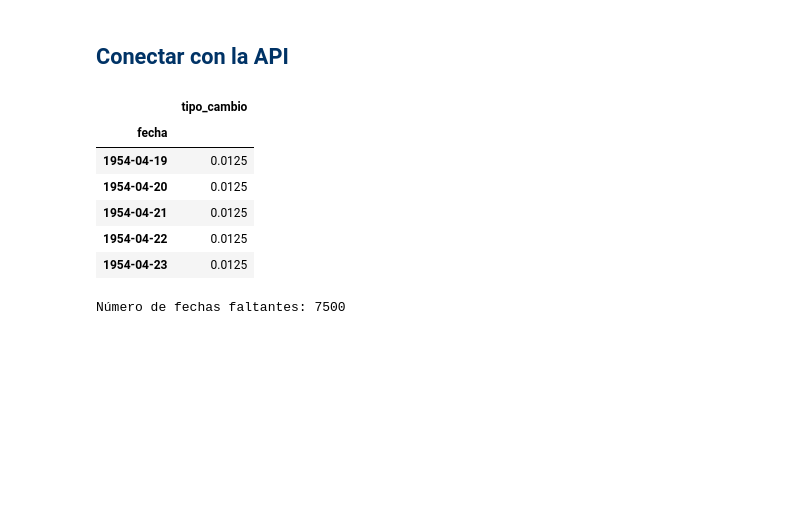
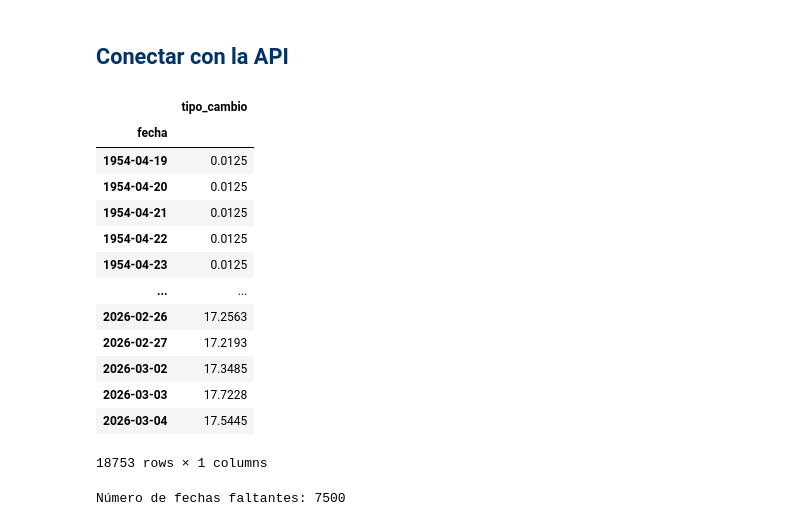
Before and after one commit to Moni-Ib/Examen1_ModelosNoLineales, a Jupyter notebook: Sarimax_7.ipynb, the cells around one changed output. Drawn from its saved outputs; the diff is of its cells as text; code cells hidden in the pictures; blank space fills up the shorter version.

```diff
--- a/Sarimax_7.ipynb
+++ b/Sarimax_7.ipynb
@@ -68,28 +68,35 @@ data = response.json()
 # %%
 datos = data['bmx']['series'][0]['datos']
 
 df = pd.DataFrame(datos)
 
 df.columns = ['fecha', 'tipo_cambio']
 
 df['fecha'] = pd.to_datetime(df['fecha'], format='%d/%m/%Y')
 
 df['tipo_cambio'] = pd.to_numeric(df['tipo_cambio'], errors='coerce')
 
 df = df.sort_values('fecha')
 
 df.set_index('fecha', inplace=True)
 df = df.asfreq('B')
 df['tipo_cambio'] = df['tipo_cambio'].ffill()
-df.head()
+df
 # %% [output]
 |  | tipo_cambio |
 | fecha |  |
 | 1954-04-19 | 0.0125 |
 | 1954-04-20 | 0.0125 |
 | 1954-04-21 | 0.0125 |
 | 1954-04-22 | 0.0125 |
 | 1954-04-23 | 0.0125 |
+| ... | ... |
+| 2026-02-26 | 17.2563 |
+| 2026-02-27 | 17.2193 |
+| 2026-03-02 | 17.3485 |
+| 2026-03-03 | 17.7228 |
+| 2026-03-04 | 17.5445 |
+18753 rows × 1 columns
 # %%
 df_complete = pd.date_range(start=df.index.min(), end=df.index.max(), freq='D')
 missing_dates = df_complete.difference(df.index)
```
Also changed, not shown: parts of 25 cells of this notebook, 2 other files.
